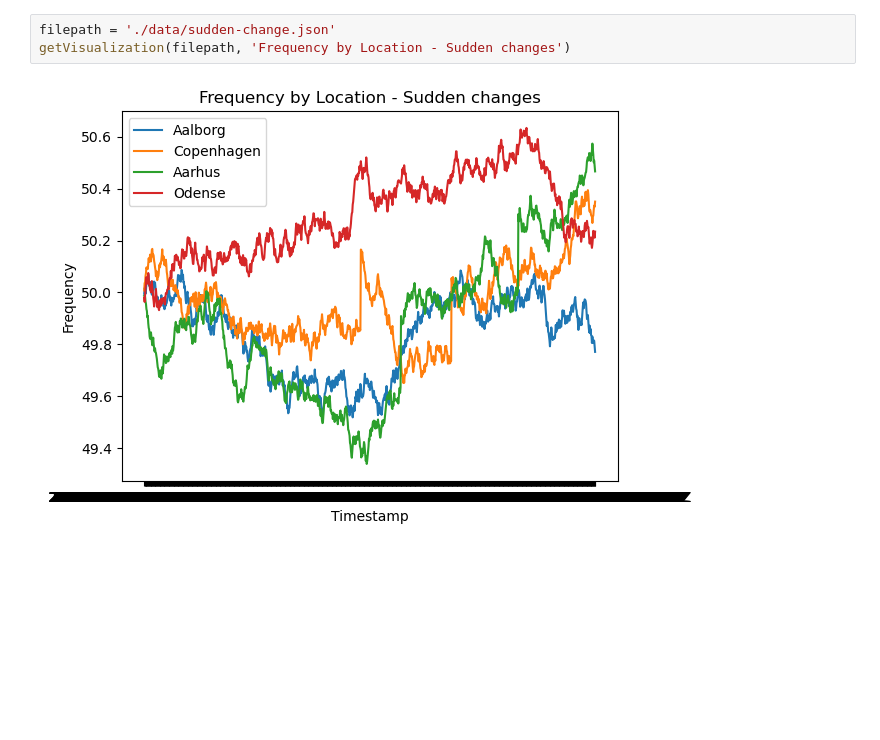
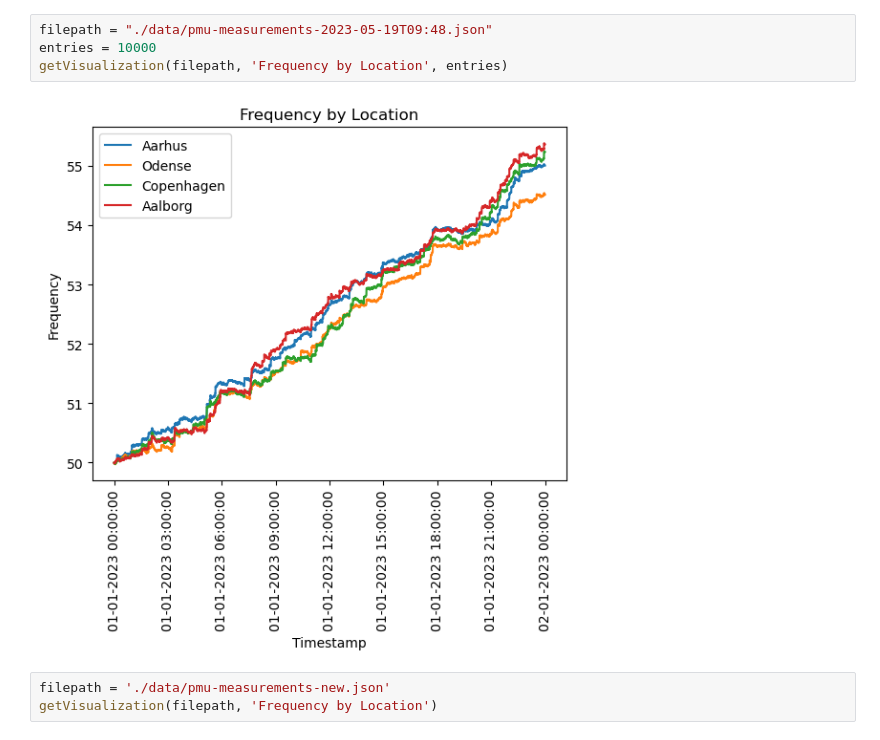
Before and after one commit to joachimbulow/energy-balancing-mvp, a Jupyter notebook: tso/measurements/pmu-viz.ipynb, the cells around one changed output. Cells and saved outputs as stored; diff of their text form; blank space fills up the shorter version.

```diff
--- a/tso/measurements/pmu-viz.ipynb
+++ b/tso/measurements/pmu-viz.ipynb
@@ -27,5 +80,9 @@ def getVisualization(filepath, title = 'Frequency by Location'):
+# %%
+filepath = "./data/pmu-measurements-2023-05-19T09:48.json"
+entries = 10000
+getVisualization(filepath, 'Frequency by Location', entries)
+# %% [output]
+[figure, added]
 # %%
-filepath = './data/sudden-change.json'
-getVisualization(filepath, 'Frequency by Location - Sudden changes')
+filepath = './data/pmu-measurements-new.json'
+getVisualization(filepath, 'Frequency by Location')
-# %% [output]
-[figure, removed]
```
Also changed, not shown: parts of 6 cells of this notebook, 6 other files.
